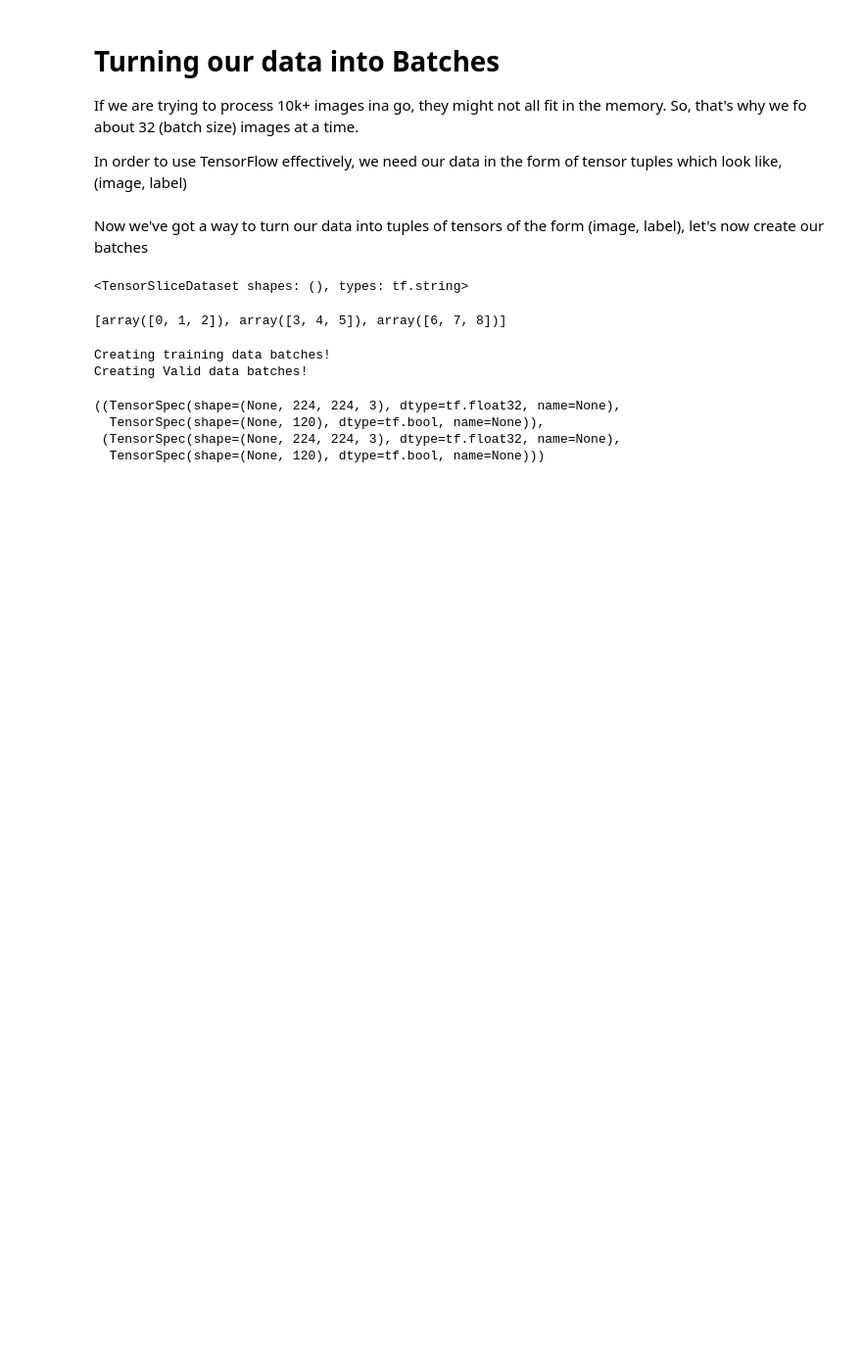
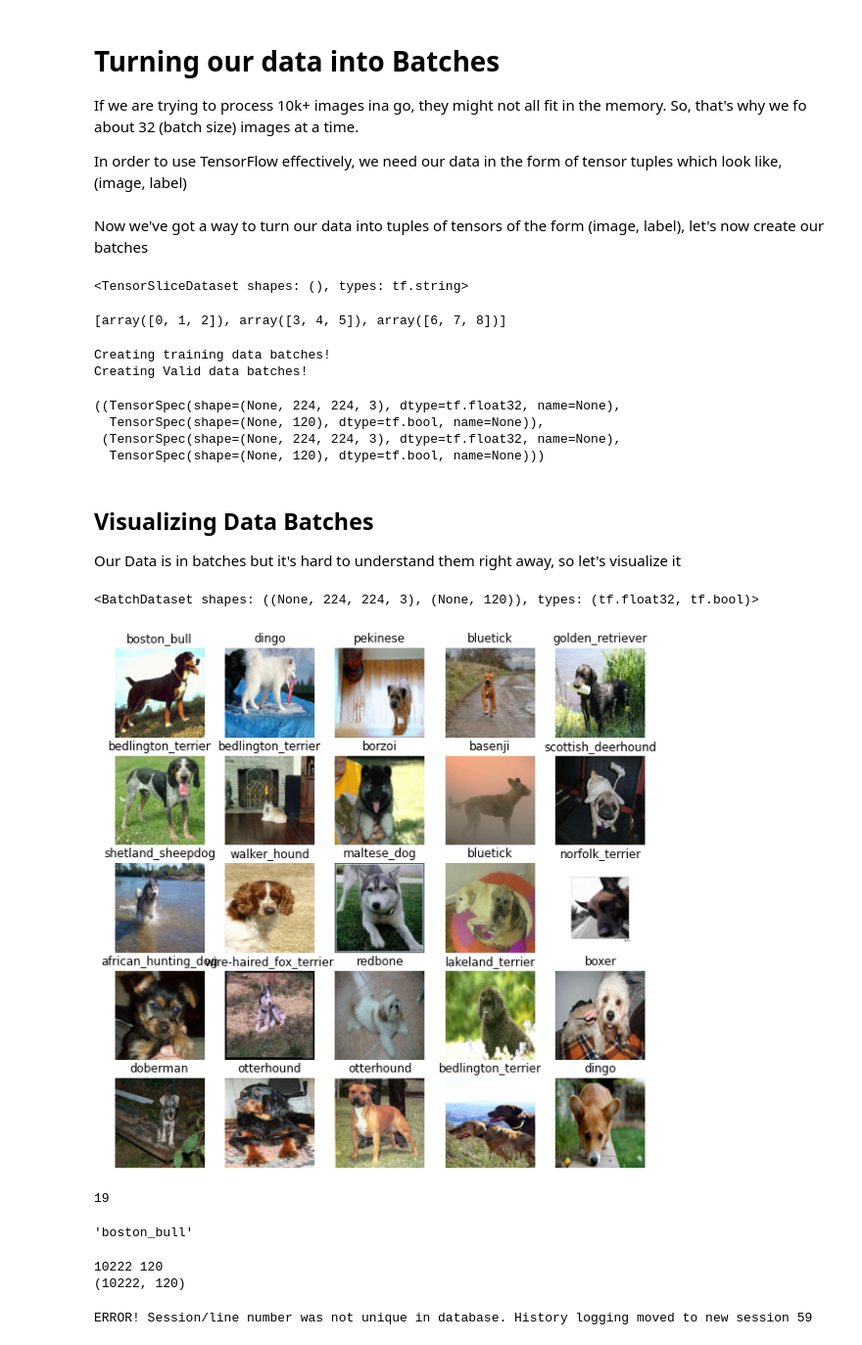
Before and after one commit to Shubhi3199/Dog-Breed-Identification, a Jupyter notebook: dog_vision.ipynb, the cells around one changed output. Shown at 98% size. Drawn from its saved outputs; the diff is of its cells as text; code cells hidden in the pictures; blank space fills up the shorter version.

Commit message:
Visualizing the data (batch_images and their respected labels)

```diff
--- a/dog_vision.ipynb
+++ b/dog_vision.ipynb
@@ -430,3 +434,60 @@ train_data.element_spec, valid_data.element_spec
   TensorSpec(shape=(None, 120), dtype=tf.bool, name=None)),
  (TensorSpec(shape=(None, 224, 224, 3), dtype=tf.float32, name=None),
   TensorSpec(shape=(None, 120), dtype=tf.bool, name=None)))
+# %% [markdown]
+## Visualizing Data Batches
+Our Data is in batches but it's hard to understand them right away, so let's visualize it
+# %%
+import matplotlib.pyplot as plt
+
+# Create a function for viewing images in a data batch
+def show_25_images(images, labels):
+  """
+  Displays a plot of 25 images and their labels from a data batch.
+  """
+  # Setup the figure
+  plt.figure(figsize=(10, 10))
+  # Loop through 25 (for displaying 25 images)
+  for i in range(25):
+    # Create subplots (5 rows, 5 columns)
+    ax = plt.subplot(5, 5, i+1)
+    # Display an image
+    plt.imshow(images[i])
+    # Add the image label as the title
+    plt.title(unique_breeds[y[i].argmax()])
+    # Turn the grid lines off
+    plt.axis("off")
+# %%
+train_data
+# %% [output]
+<BatchDataset shapes: ((None, 224, 224, 3), (None, 120)), types: (tf.float32, tf.bool)>
+# %%
+train_images,train_labels = next(train_data.as_numpy_iterator())
+# %%
+show_25_images(train_images, train_labels)
+# %% [output]
+[figure, added]
+# %%
+''''
+Here in the boolean_labels 2d array we choose the 1st sub array and found the
+index position at which True was the value that means at that particular index
+unique_breed == labels
+'''
+boolean_labels[0].argmax()
+# %% [output]
+19
+# %%
+#And here we find out that unique_breed at the 19 index
+unique_breeds[y[0].argmax()]
+# %% [output]
+'boston_bull'
+# %%
+print(len(labels), len(unique_breeds))
+print(np.array(boolean_labels).shape)
+# %% [output]
+10222 120
+(10222, 120)
+# %%
+df = pd.DataFrame(np.array(boolean_labels), columns = [unique_breeds], index = [labels])
+# %% [output]
+ERROR! Session/line number was not unique in database. History logging moved to new session 59
```
Also changed, not shown: parts of 7 cells of this notebook.
